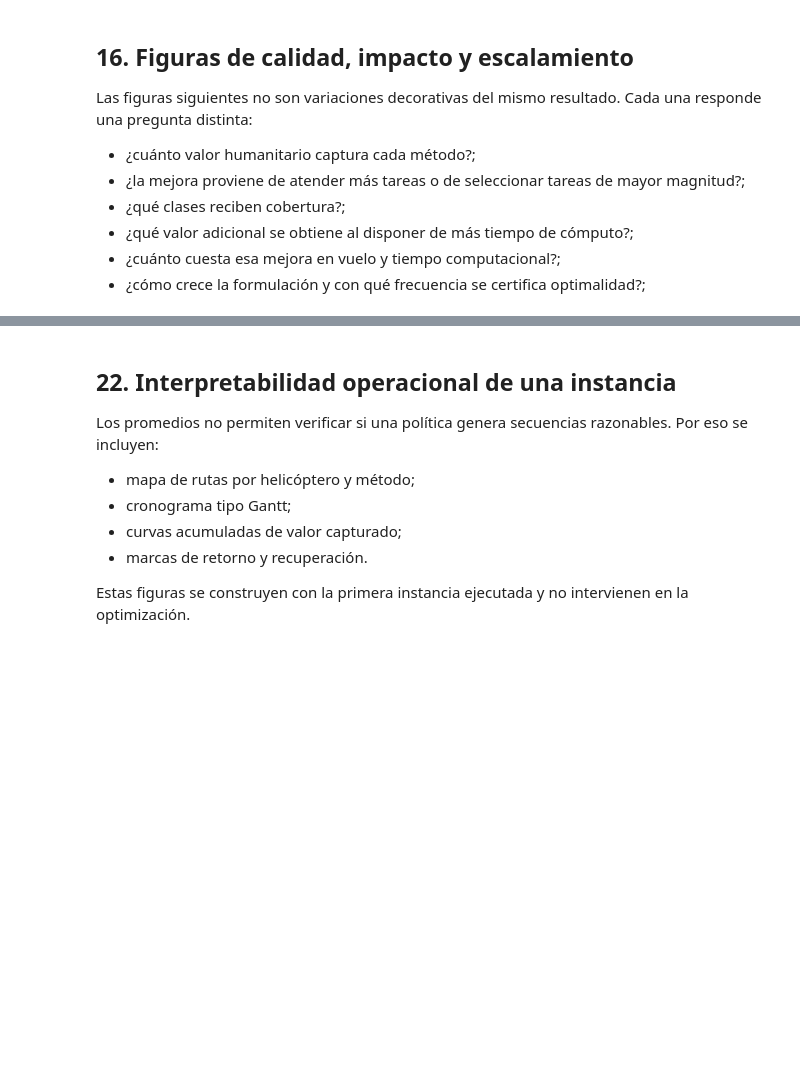
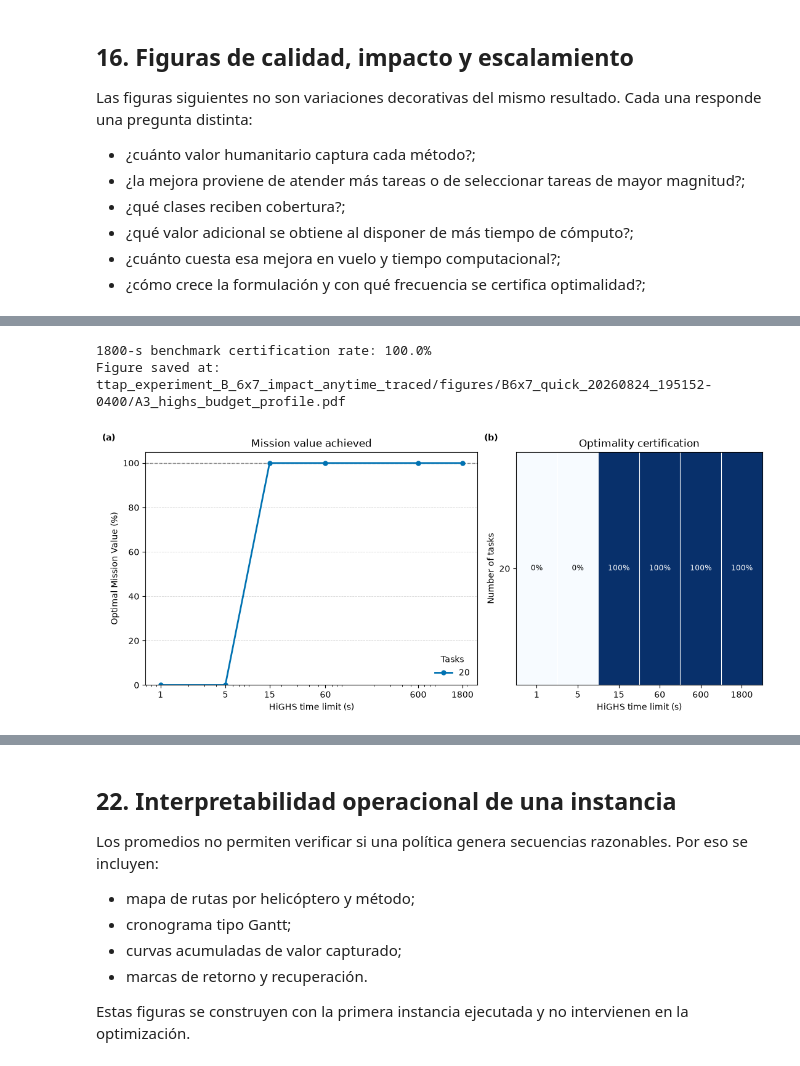
Before and after one commit to educarrascov/DISC_TESIS, a Jupyter notebook: Resuelto_Paper/20260824_Experimento_B_6x7_Impacto_Anytime_Trazabilidad.ipynb, the cells around one changed output, grey strips where cells are left out. Cells and saved outputs as stored; diff of their text form; code cells hidden in the pictures; blank space fills up the shorter version.

```diff
--- a/Resuelto_Paper/20260824_Experimento_B_6x7_Impacto_Anytime_Trazabilidad.ipynb
+++ b/Resuelto_Paper/20260824_Experimento_B_6x7_Impacto_Anytime_Trazabilidad.ipynb
@@ -2450,11 +2535,14 @@ def plot_highs_budget_profile(df, save=True):
 
     # The term "optimal" is valid only if every 600-s result
     # was mathematically certified.
-    if not benchmark["Benchmark Certified"].all():
-        raise RuntimeError(
-            f"The {benchmark_budget:g}-s result is not "
-            "optimal-certified for every scenario."
-        )
+    benchmark_certification_rate = (
+        benchmark["Benchmark Certified"].mean()
+    )
+
+    print(
+        f"{benchmark_budget:g}-s benchmark certification rate: "
+        f"{benchmark_certification_rate:.1%}"
+    )
 
     if (
         benchmark["Benchmark Mission Value"] <= 0.0
@@ -2787,33 +2875,37 @@ def plot_highs_budget_profile(df, save=True):
         axis.text(
             -0.13,
             1.04,
             panel_label,
             transform=axis.transAxes,
             ha="left",
             va="bottom",
             fontweight="bold",
             fontsize=10,
             clip_on=False,
     )
 
     # --------------------------------------------------------
     # Save and show
     # --------------------------------------------------------
 
     if save:
         save_current_figure(
             "A3_highs_budget_profile.pdf",
             dpi=2000,
         )
 
     plt.show()
 
     return summary
 
 
 a3_summary = plot_highs_budget_profile(
     df_metrics_scaling
 )
+# %% [output]
+1800-s benchmark certification rate: 100.0%
+Figure saved at: ttap_experiment_B_6x7_impact_anytime_traced/figures/B6x7_quick_20260824_195152-0400/A3_highs_budget_profile.pdf
+[figure, added]
 # %%
 # ============================================================
 # 20. FIGURE A4 — OPERATIONAL AND COMPUTATIONAL TRADE-OFFS
```
Also changed, not shown: parts of 15 cells of this notebook, 17 other files.
